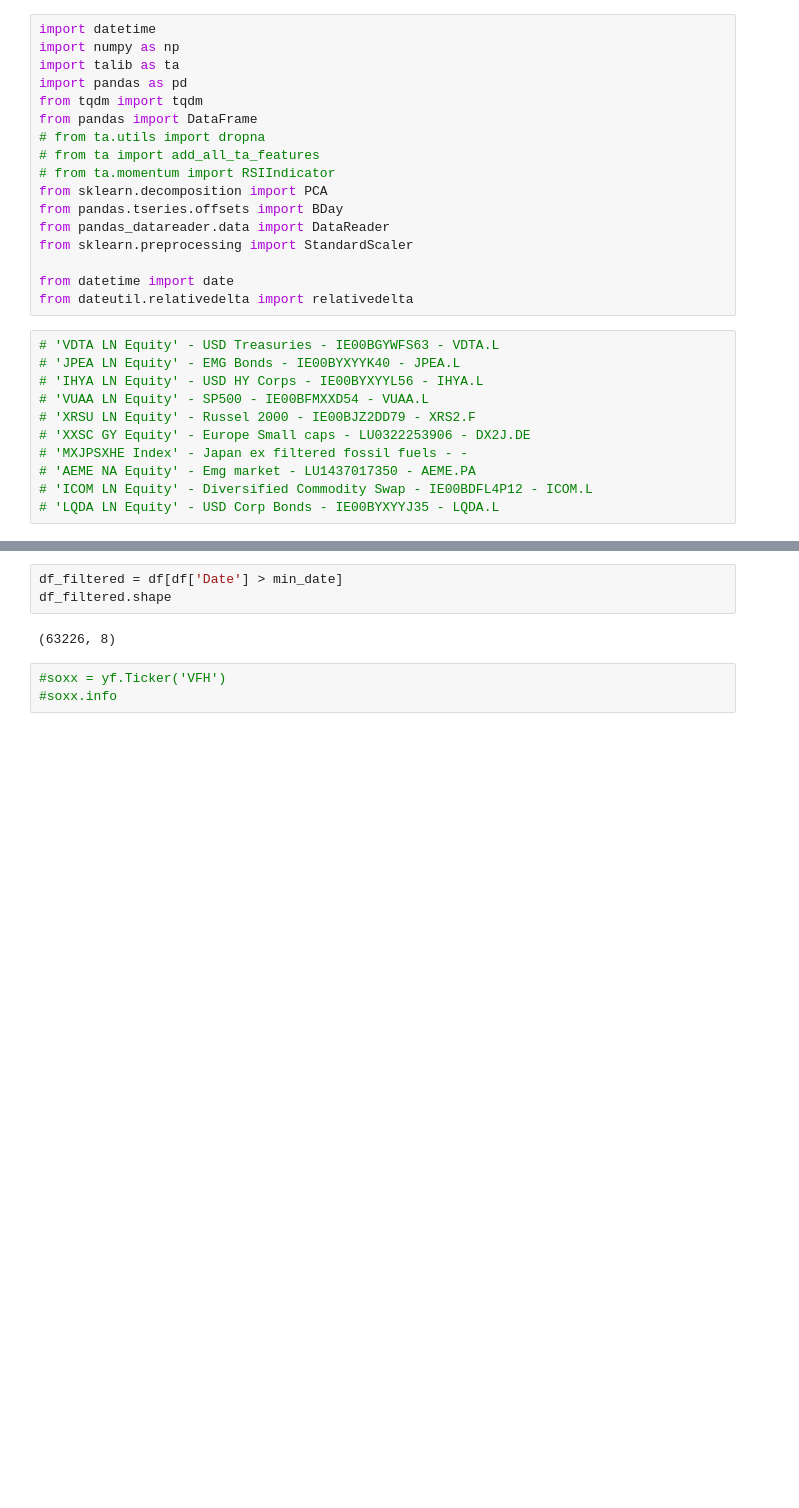
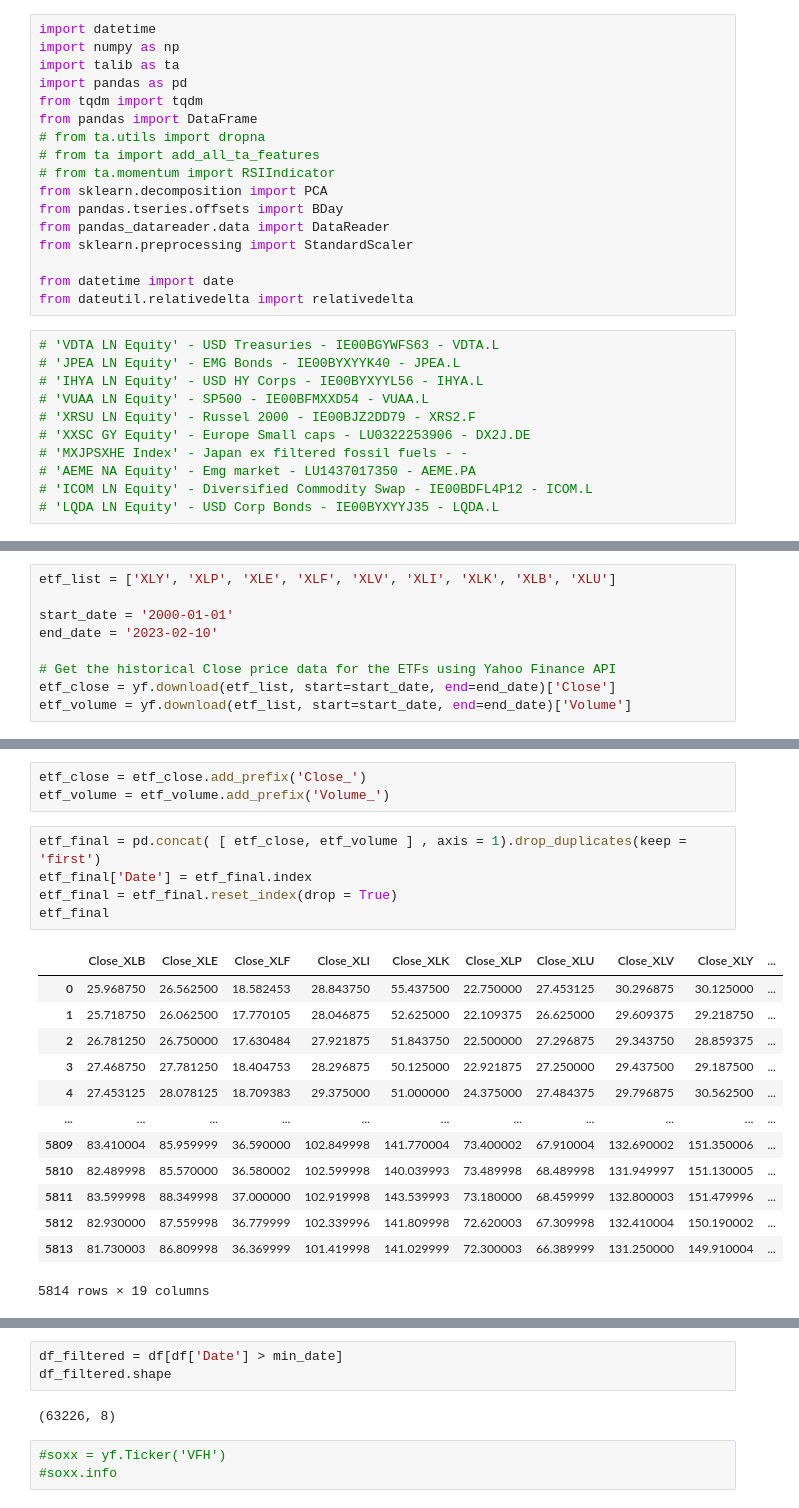
Before and after one commit to DiogoMBaltazar/ETFs, a Jupyter notebook: Intro.ipynb, the cells around one changed output, grey strips where cells are left out. Cells and saved outputs as stored; diff of their text form; blank space fills up the shorter version.

```diff
--- a/Intro.ipynb
+++ b/Intro.ipynb
@@ -33,0 +111,9 @@ from dateutil.relativedelta import relativedelta
+# %%
+etf_list = ['XLY', 'XLP', 'XLE', 'XLF', 'XLV', 'XLI', 'XLK', 'XLB', 'XLU']
+
+start_date = '2000-01-01'
+end_date = '2023-02-10'
+
+# Get the historical Close price data for the ETFs using Yahoo Finance API
+etf_close = yf.download(etf_list, start=start_date, end=end_date)['Close']
+etf_volume = yf.download(etf_list, start=start_date, end=end_date)['Volume']
@@ -33,0 +131,22 @@ from dateutil.relativedelta import relativedelta
+# %%
+etf_close = etf_close.add_prefix('Close_')
+etf_volume = etf_volume.add_prefix('Volume_')
+# %%
+etf_final = pd.concat( [ etf_close, etf_volume ] , axis = 1).drop_duplicates(keep = 'first')
+etf_final['Date'] = etf_final.index
+etf_final = etf_final.reset_index(drop = True)
+etf_final
+# %% [output]
+|  | Close_XLB | Close_XLE | Close_XLF | Close_XLI | Close_XLK | Close_XLP | Close_XLU | Close_XLV | Close_XLY | ... |
+| 0 | 25.968750 | 26.562500 | 18.582453 | 28.843750 | 55.437500 | 22.750000 | 27.453125 | 30.296875 | 30.125000 | ... |
+| 1 | 25.718750 | 26.062500 | 17.770105 | 28.046875 | 52.625000 | 22.109375 | 26.625000 | 29.609375 | 29.218750 | ... |
+| 2 | 26.781250 | 26.750000 | 17.630484 | 27.921875 | 51.843750 | 22.500000 | 27.296875 | 29.343750 | 28.859375 | ... |
+| 3 | 27.468750 | 27.781250 | 18.404753 | 28.296875 | 50.125000 | 22.921875 | 27.250000 | 29.437500 | 29.187500 | ... |
+| 4 | 27.453125 | 28.078125 | 18.709383 | 29.375000 | 51.000000 | 24.375000 | 27.484375 | 29.796875 | 30.562500 | ... |
+| ... | ... | ... | ... | ... | ... | ... | ... | ... | ... | ... |
+| 5809 | 83.410004 | 85.959999 | 36.590000 | 102.849998 | 141.770004 | 73.400002 | 67.910004 | 132.690002 | 151.350006 | ... |
+| 5810 | 82.489998 | 85.570000 | 36.580002 | 102.599998 | 140.039993 | 73.489998 | 68.489998 | 131.949997 | 151.130005 | ... |
+| 5811 | 83.599998 | 88.349998 | 37.000000 | 102.919998 | 143.539993 | 73.180000 | 68.459999 | 132.800003 | 151.479996 | ... |
+| 5812 | 82.930000 | 87.559998 | 36.779999 | 102.339996 | 141.809998 | 72.620003 | 67.309998 | 132.410004 | 150.190002 | ... |
+| 5813 | 81.730003 | 86.809998 | 36.369999 | 101.419998 | 141.029999 | 72.300003 | 66.389999 | 131.250000 | 149.910004 | ... |
+5814 rows × 19 columns
```
Also changed, not shown: parts of 17 cells of this notebook.
